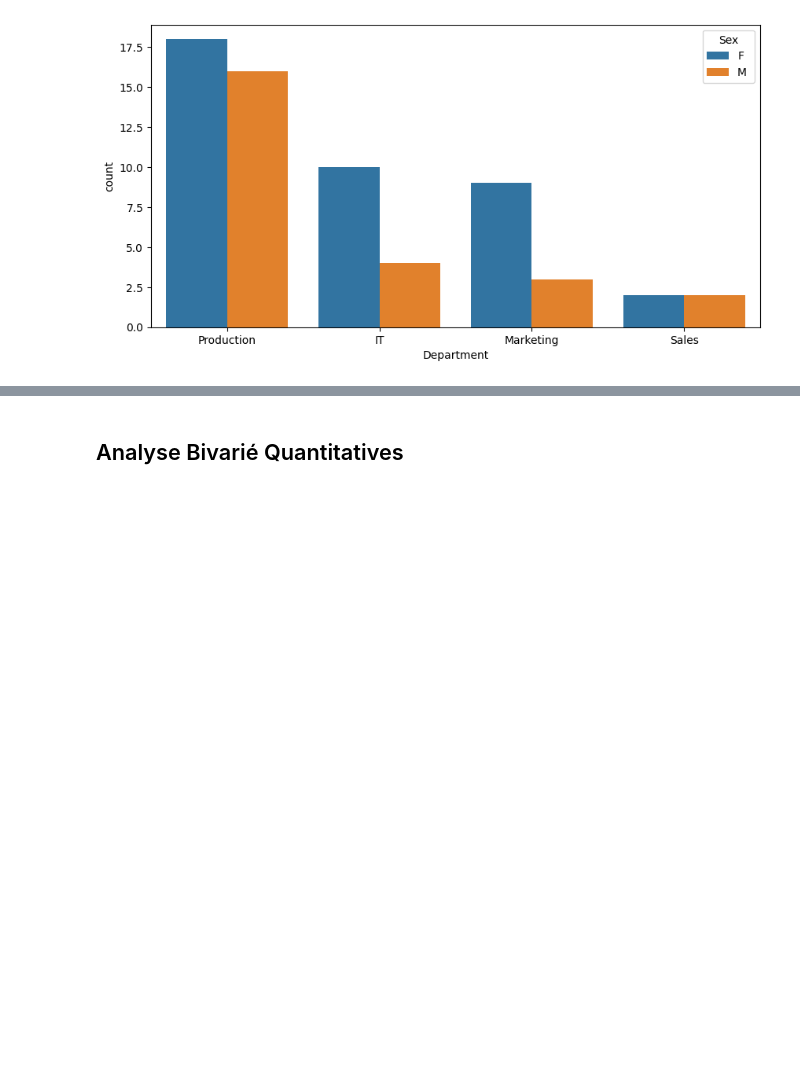
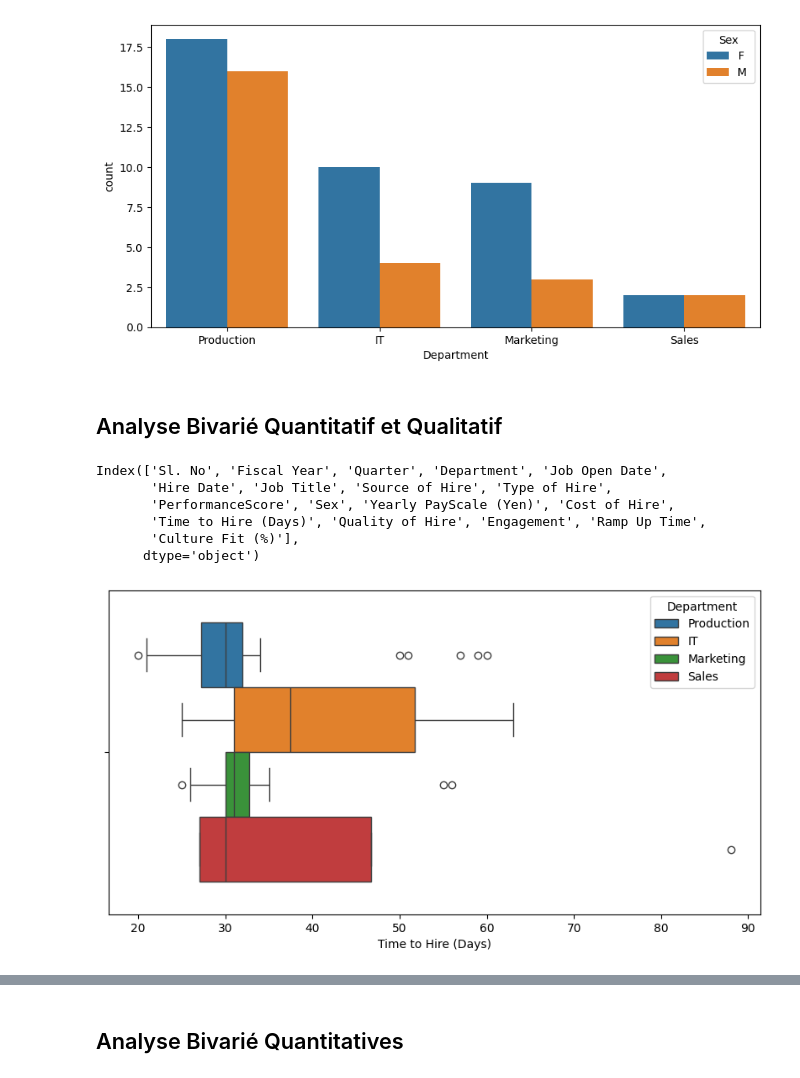
Before and after one commit to melaniedaddio/-Time-Cost-Quality-of-Hire, a Jupyter notebook: script.ipynb, the cells around one changed output, grey strips where cells are left out. Cells and saved outputs as stored; diff of their text form; code cells hidden in the pictures; blank space fills up the shorter version.

```diff
--- a/script.ipynb
+++ b/script.ipynb
@@ -338,3 +341,20 @@ sns.countplot(df,x='Department', hue='Sex')
 plt.show()
 # %% [output]
 [figure]
+# %% [markdown]
+## Analyse Bivarié Quantitatif et Qualitatif
+# %%
+df.columns
+# %% [output]
+Index(['Sl. No', 'Fiscal Year', 'Quarter', 'Department', 'Job Open Date',
+       'Hire Date', 'Job Title', 'Source of Hire', 'Type of Hire',
+       'PerformanceScore', 'Sex', 'Yearly PayScale (Yen)', 'Cost of Hire',
+       'Time to Hire (Days)', 'Quality of Hire', 'Engagement', 'Ramp Up Time',
+       'Culture Fit (%)'],
+      dtype='object')
+# %%
+plt.figure(figsize =(10,5))
+sns.boxplot(df, x = 'Time to Hire (Days)' , hue = 'Department')
+plt.show()
+# %% [output]
+[figure, added]
```
Also changed, not shown: parts of 5 cells of this notebook.
